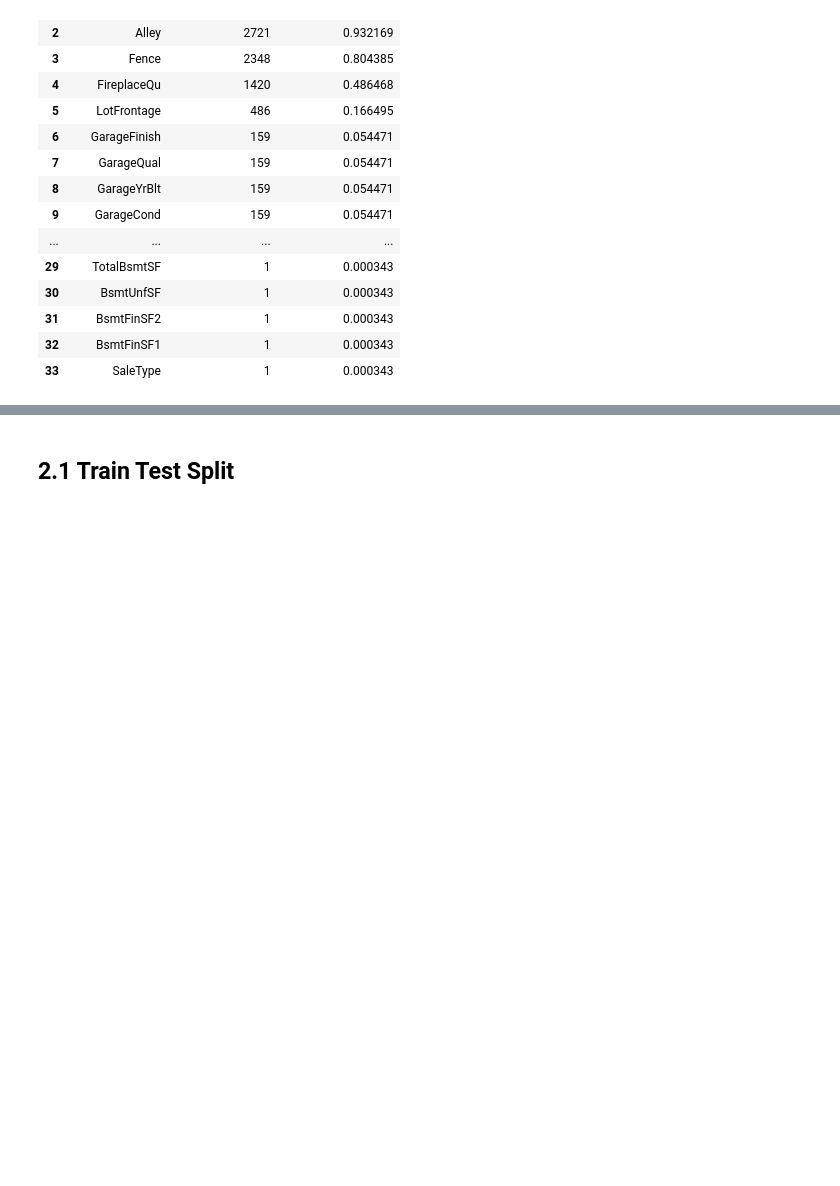
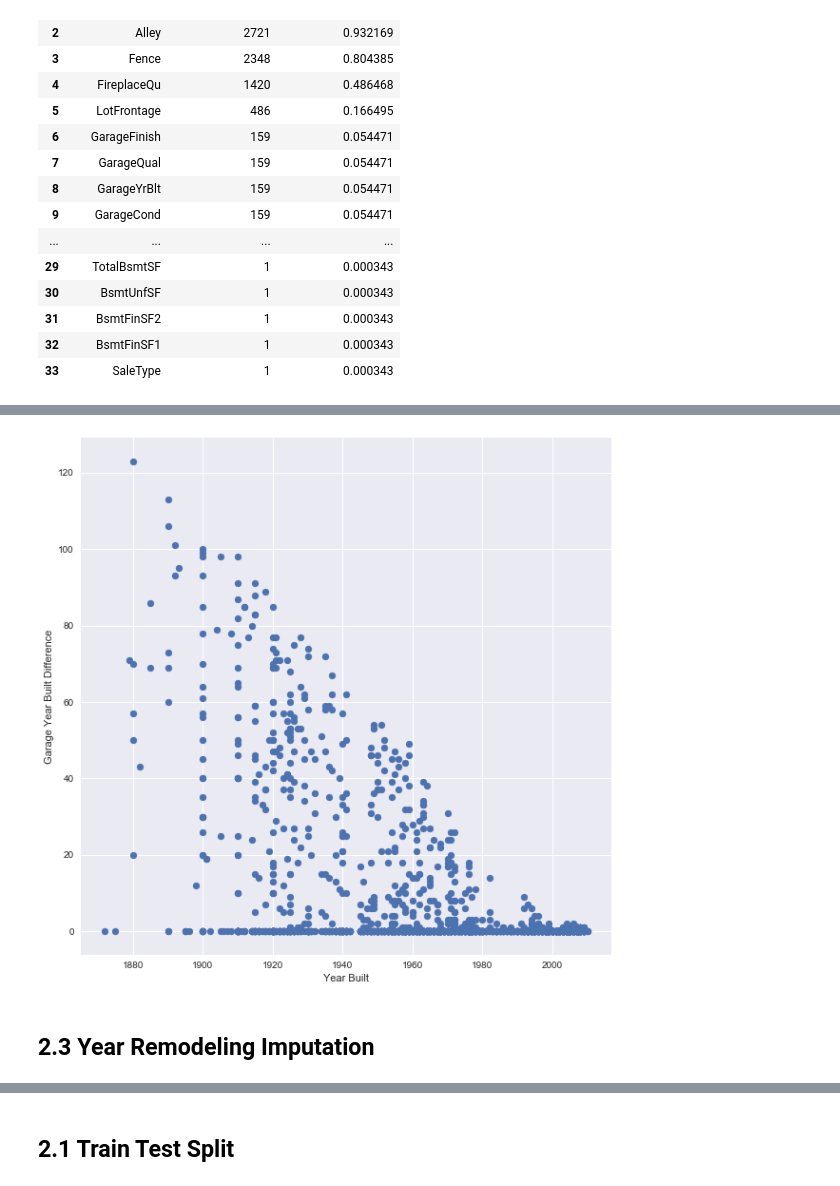
Before and after one commit to reflexiveprophecy/Kaggle_Predict_Ames_Iowa_Housing_Prices, a Jupyter notebook: Wenchang_Qian_Kaggle_Ames_Iowa_Housing_Price_Prediction.ipynb, the cells around one changed output, grey strips where cells are left out. Cells and saved outputs as stored; diff of their text form; code cells hidden in the pictures; blank space fills up the shorter version.

```diff
--- a/Wenchang_Qian_Kaggle_Ames_Iowa_Housing_Price_Prediction.ipynb
+++ b/Wenchang_Qian_Kaggle_Ames_Iowa_Housing_Price_Prediction.ipynb
@@ -215,25 +198,0 @@ totalmissingdf
-# %%
-#create a correlation matrix with all numeric columns
-
-sns.set(style="ticks")
-
-# take the numerical columns
-data = pd.DataFrame(data= numericdf,
-                 columns=numericdf.columns.tolist())
-
-# Compute the correlation matrix
-corr = data.corr()
-
-# Generate a mask for the upper triangle
-mask = np.zeros_like(corr, dtype=np.bool)
-mask[np.triu_indices_from(mask)] = True
-
-# Set up the matplotlib figure
-f, ax = plt.subplots(figsize=(11, 9))
-
-# Generate a custom diverging colormap
-cmap = sns.diverging_palette(50, 100, as_cmap=True)
-
-# Draw the heatmap with the mask and correct aspect ratio
-sns.heatmap(corr, mask=mask, cmap=cmap, vmax=1, vmin = 0, center=0,
-            square=True, linewidths=.5, cbar_kws={"shrink": .5})
@@ -242,0 +209,10 @@ sns.heatmap(corr, mask=mask, cmap=cmap, vmax=1, vmin = 0, center=0,
+# %%
+totalhousing['HasGarage'] = np.where(np.isnan(totalhousing['GarageYrBlt']), 0, 1)
+# %%
+#some of garage year built are earlier than year built, causing negative numbers, should come back and impute
+totalhousing['GarageYearDiff'] = totalhousing['GarageYrBlt'] - totalhousing['YearBuilt']
+# totalhousing['GarageYearDiff'] = [0 if math.isnan(i) else i for i in totalhousing['GarageYearDiff']]
+totalhousing['GarageYearDiff'] = np.where(np.isnan(totalhousing['GarageYearDiff']), 0, totalhousing['GarageYearDiff'])
+totalhousing['GarageYearDiff'] = np.where(totalhousing['GarageYearDiff'] < 0, 0, totalhousing['GarageYearDiff'])
+totalhousing['GarageYearDiff'] = np.where(totalhousing['GarageYearDiff'] == 201, 1, totalhousing['GarageYearDiff'])
+pd.unique(totalhousing['GarageYearDiff'])
@@ -242,0 +231,10 @@ sns.heatmap(corr, mask=mask, cmap=cmap, vmax=1, vmin = 0, center=0,
+# %%
+#Visualize garage year imputation
+plt.scatter(totalhousing['YearBuilt'], totalhousing['GarageYearDiff'])
+plt.xlabel('Year Built')
+plt.ylabel('Garage Year Built Difference')
+matplotlib.rcParams['figure.figsize'] = (10, 10)
+# %% [output]
+[figure, added]
+# %% [markdown]
+## 2.3 Year Remodeling Imputation
```
Also changed, not shown: parts of 48 cells of this notebook.
